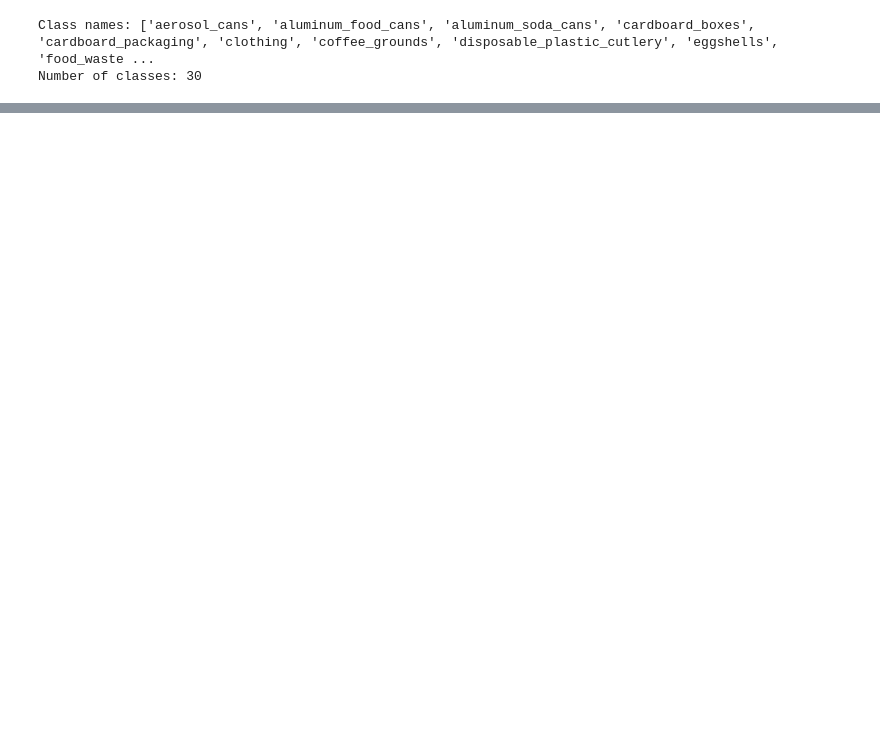
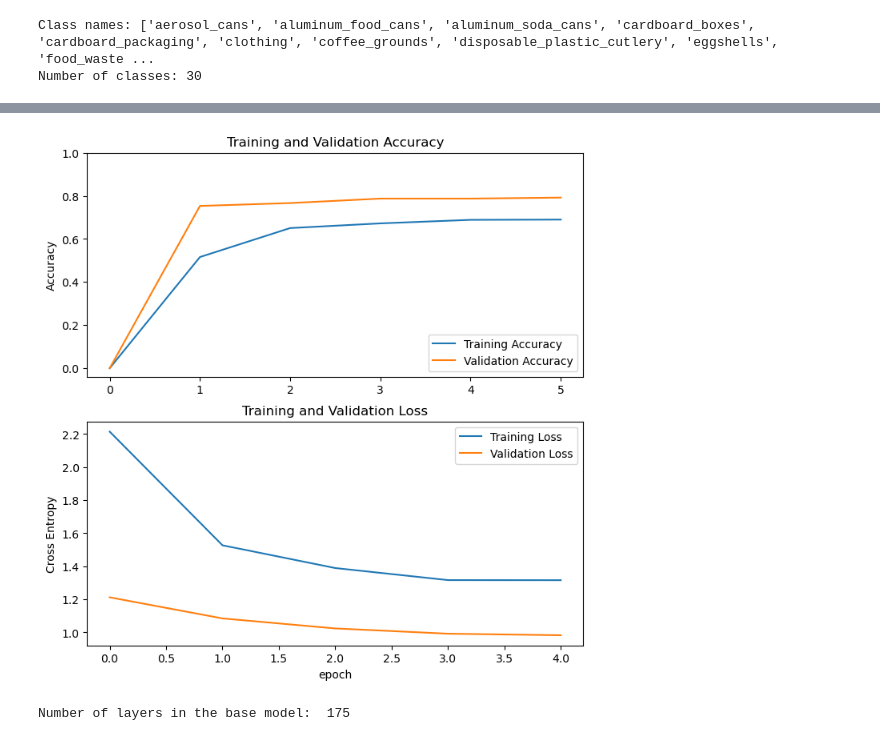
Before and after one commit to AyushKumarSD/Recyclable-and-Household-Waste-Classification, a Jupyter notebook: main.ipynb, the cells around one changed output, grey strips where cells are left out. Cells and saved outputs as stored; diff of their text form; code cells hidden in the pictures; blank space fills up the shorter version.

```diff
--- a/main.ipynb
+++ b/main.ipynb
@@ -130,0 +131,5 @@ for image, _ in train_dataset.take(3):
+# %%
+IMG_SHAPE = IMG_SIZE + (3,)
+base_model = tf.keras.applications.ResNet50(input_shape=IMG_SHAPE,
+                                               include_top=True,
+                                               weights='imagenet')
@@ -130,0 +219,2 @@ for image, _ in train_dataset.take(3):
+# %%
+model2 = model(IMG_SIZE, data_augmentation)
@@ -130,0 +224,8 @@ for image, _ in train_dataset.take(3):
+# %%
+base_learning_rate = 0.001
+model2.compile(optimizer=tf.keras.optimizers.Adam(learning_rate=base_learning_rate),
+              loss=tf.keras.losses.CategoricalCrossentropy(from_logits=True),
+              metrics=['accuracy'])
+# %%
+initial_epochs = 5
+history = model2.fit(train_dataset, validation_data=validation_dataset, epochs=initial_epochs)
@@ -130,0 +243,33 @@ for image, _ in train_dataset.take(3):
+# %%
+acc = [0.] + history.history['accuracy']
+val_acc = [0.] + history.history['val_accuracy']
+
+loss = history.history['loss']
+val_loss = history.history['val_loss']
+
+plt.figure(figsize=(8, 8))
+plt.subplot(2, 1, 1)
+plt.plot(acc, label='Training Accuracy')
+plt.plot(val_acc, label='Validation Accuracy')
+plt.legend(loc='lower right')
+plt.ylabel('Accuracy')
+plt.ylim([min(plt.ylim()),1])
+plt.title('Training and Validation Accuracy')
+
+plt.subplot(2, 1, 2)
+plt.plot(loss, label='Training Loss')
+plt.plot(val_loss, label='Validation Loss')
+plt.legend(loc='upper right')
+plt.ylabel('Cross Entropy')
+# plt.ylim([0,1.0])
+plt.title('Training and Validation Loss')
+plt.xlabel('epoch')
+plt.show()
+# %% [output]
+[figure, added]
+# %%
+# Let's take a look to see how many layers are in the base model
+base_model = model2.layers[2]
+print("Number of layers in the base model: ", len(base_model.layers))
+# %% [output]
+Number of layers in the base model:  175
```
Also changed, not shown: parts of 17 cells of this notebook, 2 other files.
